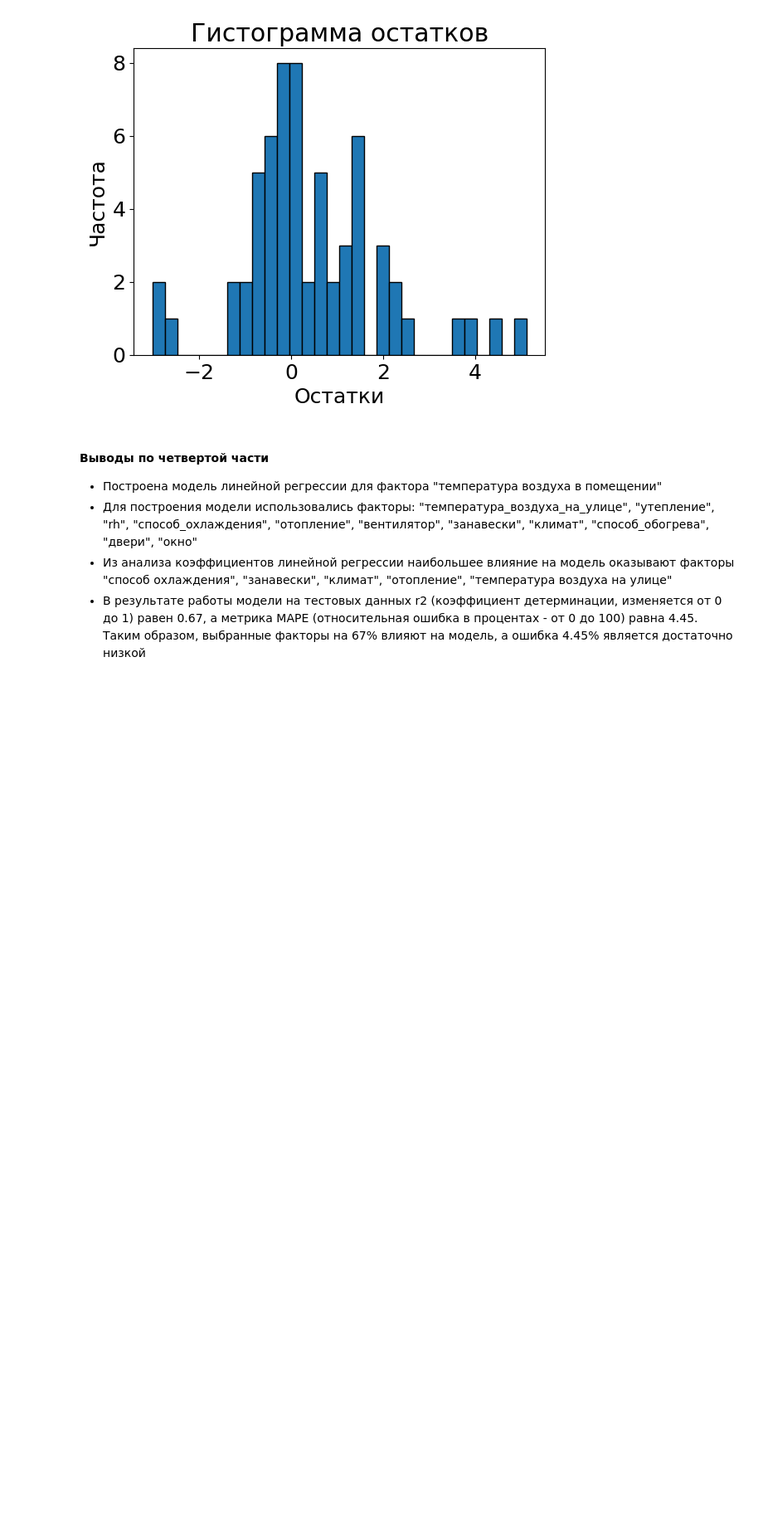
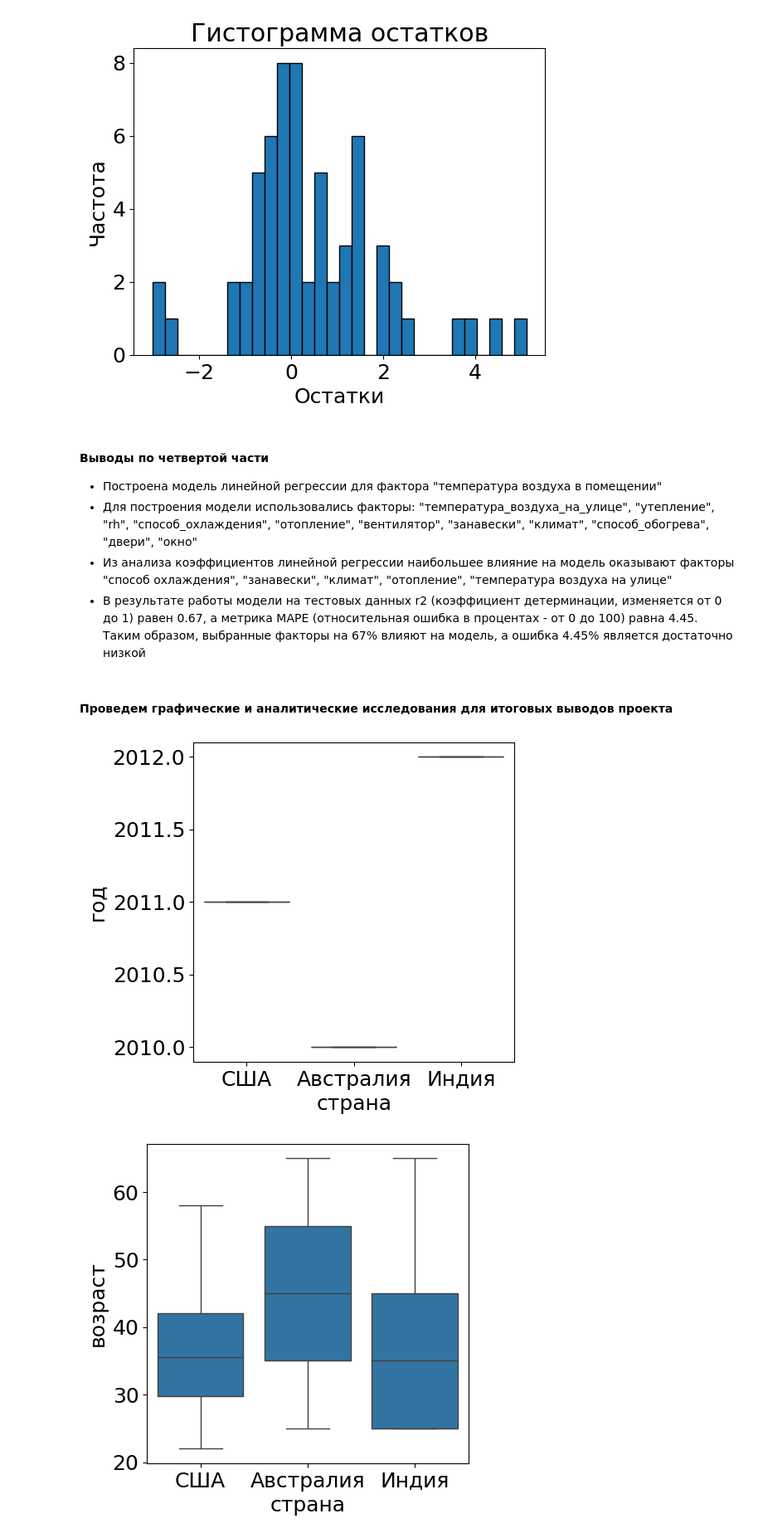
Before and after one commit to irkatsuk/ya_climate, a Jupyter notebook: ya_climate.ipynb, the cells around one changed output. Shown at 83% size. Saved outputs shown, nothing was run; the diff lists cells and outputs as text; code cells hidden in the pictures; blank space fills up the shorter version.

```diff
--- a/ya_climate.ipynb
+++ b/ya_climate.ipynb
@@ -1024,3 +1032,14 @@ plt.show()
 * Для построения модели использовались факторы: "температура_воздуха_на_улице", "утепление", "rh", "способ_охлаждения", "отопление", "вентилятор", "занавески", "климат", "способ_обогрева", "двери", "окно"
 * Из анализа коэффициентов линейной регрессии наибольшее влияние на модель оказывают факторы "способ охлаждения", "занавески", "климат", "отопление", "температура воздуха на улице"
 * В результате работы модели на тестовых данных r2 (коэффициент детерминации, изменяется от 0 до 1) равен 0.67, а метрика MAPE (относительная ошибка в процентах - от 0 до 100) равна 4.45. Таким образом, выбранные факторы на 67% влияют на модель, а ошибка 4.45% является достаточно низкой
+# %% [markdown]
+#### Проведем графические и аналитические исследования для итоговых выводов проекта
+# %%
+num_features = df.select_dtypes(exclude=[object]).columns
+for column in num_features:
+    plt.figure(figsize=(5, 5))
+    sns.boxplot(x='страна', y=df[column], data=df)
+    plt.show()
+# %% [output]
+[figure, added]
+[figure, added]
```
Also changed, not shown: parts of 29 cells of this notebook.
